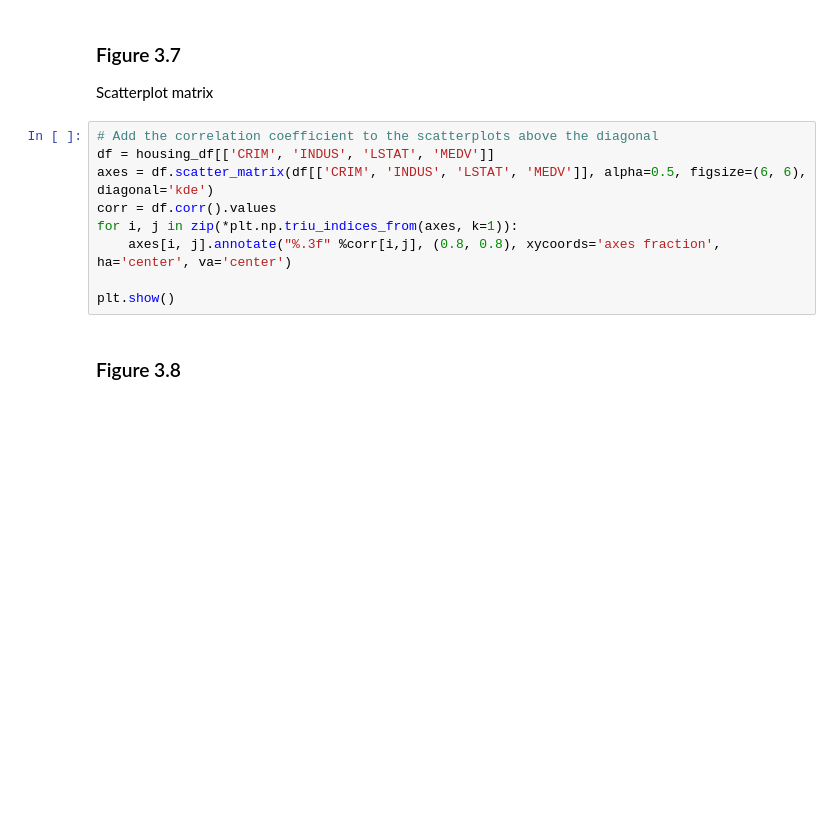
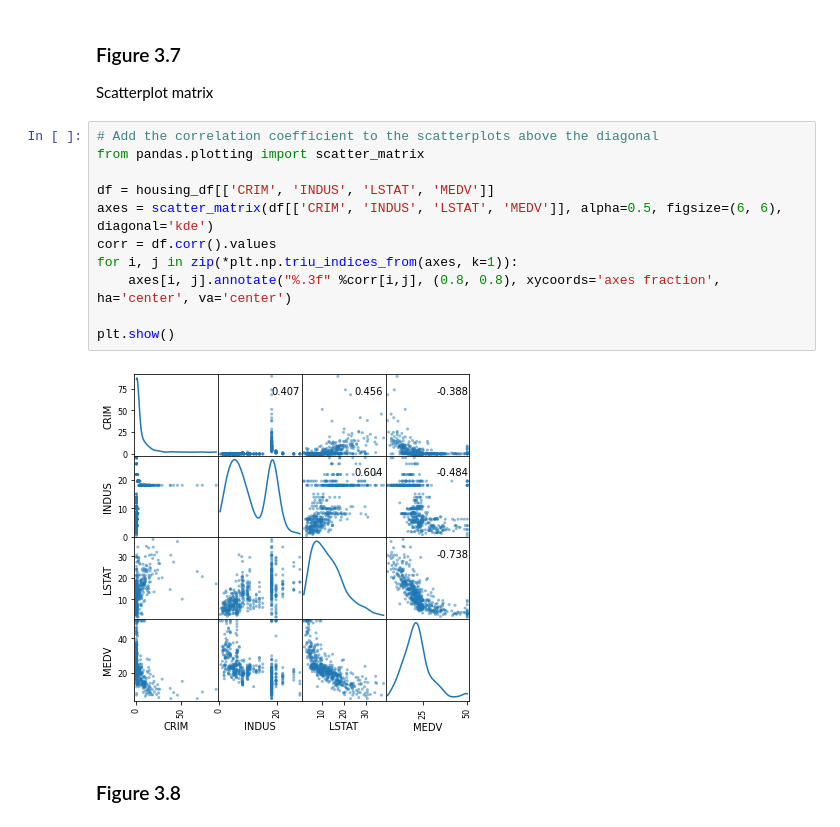
Before and after one commit to Rogercas1/mis307, a Jupyter notebook: notebooks/pandas_07.ipynb, the cells around one changed output. Cells and saved outputs as stored; diff of their text form; blank space fills up the shorter version.

Commit message:
updated to fix bugs and add imports and conda/pip install code

```diff
--- a/notebooks/pandas_07.ipynb
+++ b/notebooks/pandas_07.ipynb
@@ -356,13 +422,17 @@ plt.show()
 Scatterplot matrix
 # %%
 # Add the correlation coefficient to the scatterplots above the diagonal
+from pandas.plotting import scatter_matrix
+
 df = housing_df[['CRIM', 'INDUS', 'LSTAT', 'MEDV']]
-axes = df.scatter_matrix(df[['CRIM', 'INDUS', 'LSTAT', 'MEDV']], alpha=0.5, figsize=(6, 6), diagonal='kde')
+axes = scatter_matrix(df[['CRIM', 'INDUS', 'LSTAT', 'MEDV']], alpha=0.5, figsize=(6, 6), diagonal='kde')
 corr = df.corr().values
 for i, j in zip(*plt.np.triu_indices_from(axes, k=1)):
     axes[i, j].annotate("%.3f" %corr[i,j], (0.8, 0.8), xycoords='axes fraction', ha='center', va='center')
 
 plt.show()
+# %% [output]
+[figure, added]
 # %% [markdown]
 ### Figure 3.8
 # %%
```
Also changed, not shown: parts of 37 cells of this notebook.
